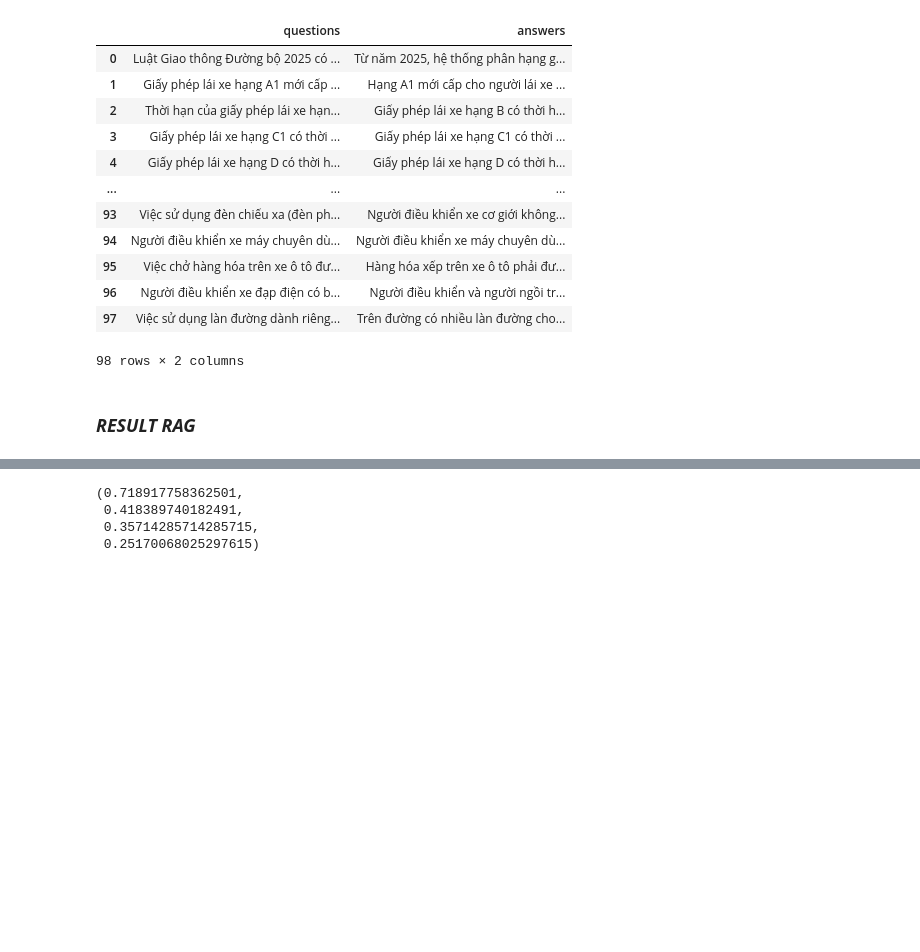
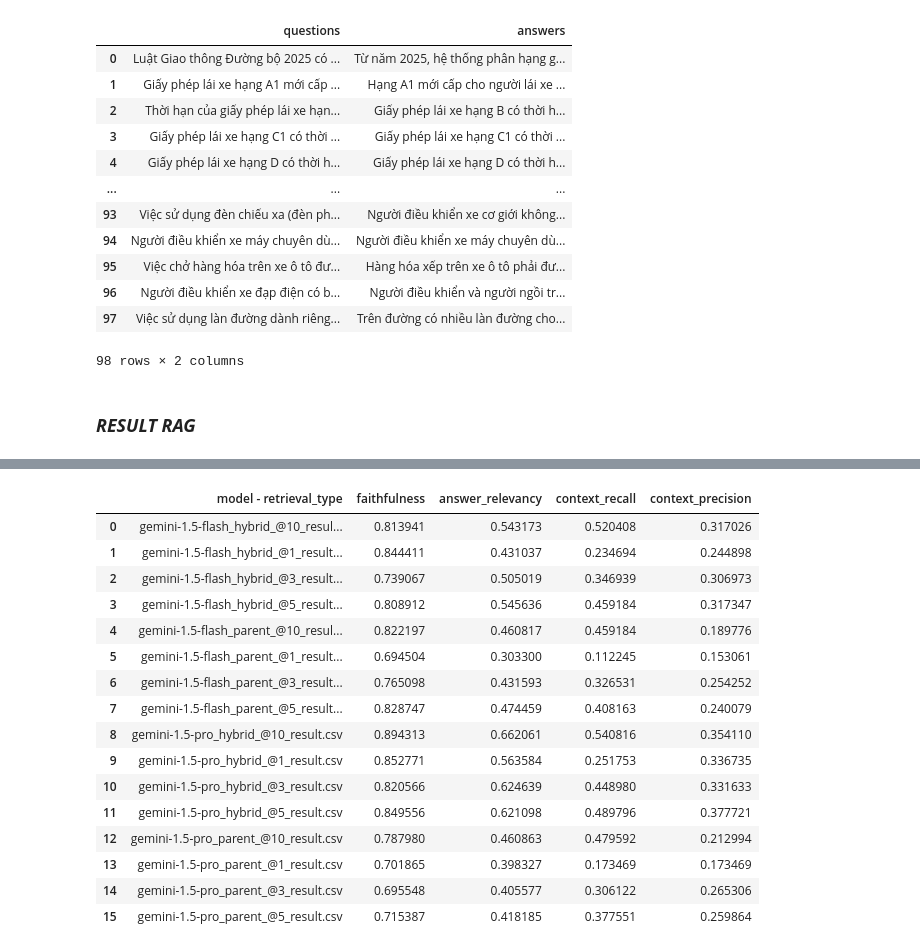
Before and after one commit to Duongw246/Chatbot_RAG_2425, a Jupyter notebook: src/Chatbot_RAG.ipynb, the cells around one changed output, grey strips where cells are left out. Saved outputs shown, nothing was run; the diff lists cells and outputs as text; code cells hidden in the pictures; blank space fills up the shorter version.

Commit message:
Evaluate RAG system and modify README.md

```diff
--- a/src/Chatbot_RAG.ipynb
+++ b/src/Chatbot_RAG.ipynb
@@ -932,7 +784,10 @@ contexts = []
+# %%
+new_retriever.top_k = 3
+old_retriever.top_k = 3
 # %% [markdown]
 ### ***RESULT RAG***
 # %%
-model_choice = "gemini-1.5-flash"
+model_choice = "gemini-1.5-pro"
 for question in questions:
     transform_prompt = query_transform(question, model_choice)
     router, status = get_router(question, model_choice)
@@ -1022,14 +860,58 @@ df.to_csv("D:\Documents\TDTU\ProjectIT\Chatbot_RAG_2024\data\evaluate\gemini-1.5
-# %%
-import numpy as np
-
-faithfulness_scores = df["faithfulness"].values.mean()
-answer_relevancy_scores = df["answer_relevancy"].values.mean()
-context_recall_scores = df["context_recall"].values.mean()
-context_precision_scores = df["context_precision"].values.mean()
-
-faithfulness_scores, answer_relevancy_scores, context_recall_scores, context_precision_scores
-# %% [output]
-(0.718917758362501,
- 0.418389740182491,
- 0.35714285714285715,
- 0.25170068025297615)
+# %%
+import pandas as pd
+import glob
+import os
+
+data_dict = {
+    "model - retrieval_type": [],
+    "faithfulness": [],
+    "answer_relevancy": [],
+    "context_recall": [],
+    "context_precision": []
+}
+
+path = r"D:\Documents\TDTU\ProjectIT\Chatbot_RAG_2024\data\evaluate\*.csv"
+
+for file_path in glob.glob(path):
+    file_name = os.path.basename(file_path)
+    df = pd.read_csv(file_path)
+
+    required_columns = ["faithfulness", "answer_relevancy", "context_recall", "context_precision"]
+    if all(col in df.columns for col in required_columns):
+        # Tính trung bình của từng cột
+        mean_faithfulness = df["faithfulness"].mean()
+        mean_answer_relevancy = df["answer_relevancy"].mean()
+        mean_context_recall = df["context_recall"].mean()
+        mean_context_precision = df["context_precision"].mean()
+
+        data_dict["model - retrieval_type"].append(file_name)
+        data_dict["faithfulness"].append(mean_faithfulness)
+        data_dict["answer_relevancy"].append(mean_answer_relevancy)
+        data_dict["context_recall"].append(mean_context_recall)
+        data_dict["context_precision"].append(mean_context_precision)
+    else:
+        print(f"⚠️ Warning: File {file_name} is missing required columns!")
+
+df_summary = pd.DataFrame(data_dict)
+
+df_summary.to_csv("D:\Documents\TDTU\ProjectIT\Chatbot_RAG_2024\data\evaluate\summary.csv")
+# %%
+df_summary
+# %% [output]
+|  | model - retrieval_type | faithfulness | answer_relevancy | context_recall | context_precision |
+| 0 | gemini-1.5-flash_hybrid_@10_resul... | 0.813941 | 0.543173 | 0.520408 | 0.317026 |
+| 1 | gemini-1.5-flash_hybrid_@1_result... | 0.844411 | 0.431037 | 0.234694 | 0.244898 |
+| 2 | gemini-1.5-flash_hybrid_@3_result... | 0.739067 | 0.505019 | 0.346939 | 0.306973 |
+| 3 | gemini-1.5-flash_hybrid_@5_result... | 0.808912 | 0.545636 | 0.459184 | 0.317347 |
+| 4 | gemini-1.5-flash_parent_@10_resul... | 0.822197 | 0.460817 | 0.459184 | 0.189776 |
+| 5 | gemini-1.5-flash_parent_@1_result... | 0.694504 | 0.303300 | 0.112245 | 0.153061 |
+| 6 | gemini-1.5-flash_parent_@3_result... | 0.765098 | 0.431593 | 0.326531 | 0.254252 |
+| 7 | gemini-1.5-flash_parent_@5_result... | 0.828747 | 0.474459 | 0.408163 | 0.240079 |
+| 8 | gemini-1.5-pro_hybrid_@10_result.csv | 0.894313 | 0.662061 | 0.540816 | 0.354110 |
+| 9 | gemini-1.5-pro_hybrid_@1_result.csv | 0.852771 | 0.563584 | 0.251753 | 0.336735 |
+| 10 | gemini-1.5-pro_hybrid_@3_result.csv | 0.820566 | 0.624639 | 0.448980 | 0.331633 |
+| 11 | gemini-1.5-pro_hybrid_@5_result.csv | 0.849556 | 0.621098 | 0.489796 | 0.377721 |
+| 12 | gemini-1.5-pro_parent_@10_result.csv | 0.787980 | 0.460863 | 0.479592 | 0.212994 |
+| 13 | gemini-1.5-pro_parent_@1_result.csv | 0.701865 | 0.398327 | 0.173469 | 0.173469 |
+| 14 | gemini-1.5-pro_parent_@3_result.csv | 0.695548 | 0.405577 | 0.306122 | 0.265306 |
+| 15 | gemini-1.5-pro_parent_@5_result.csv | 0.715387 | 0.418185 | 0.377551 | 0.259864 |
```
Also changed, not shown: parts of 43 cells of this notebook, 33 other files.
